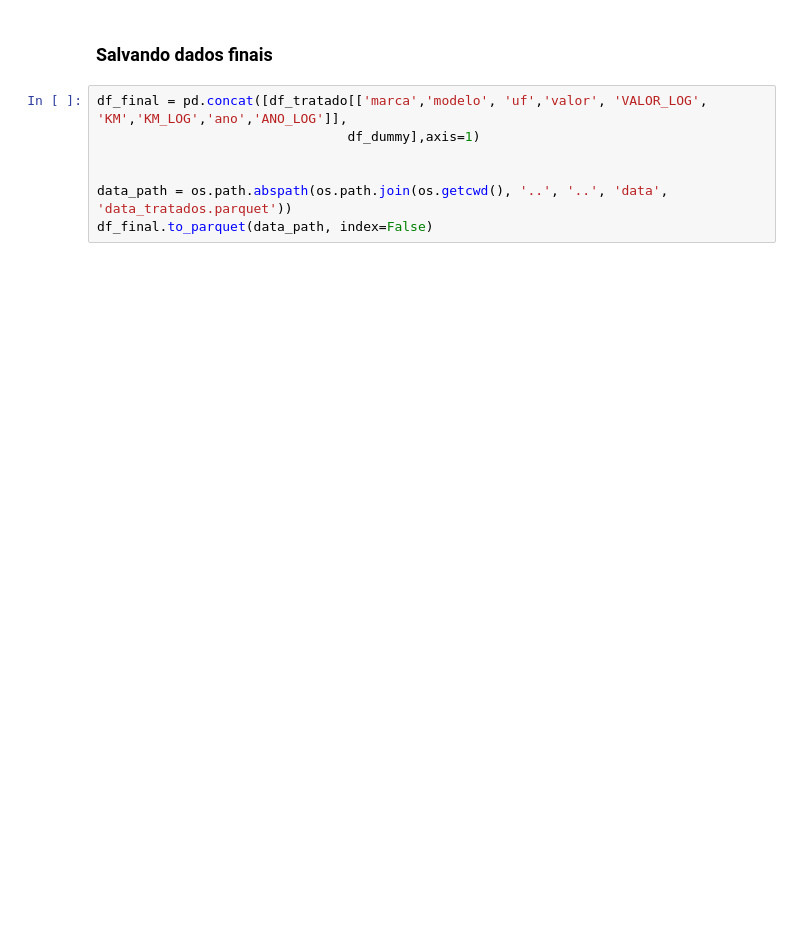
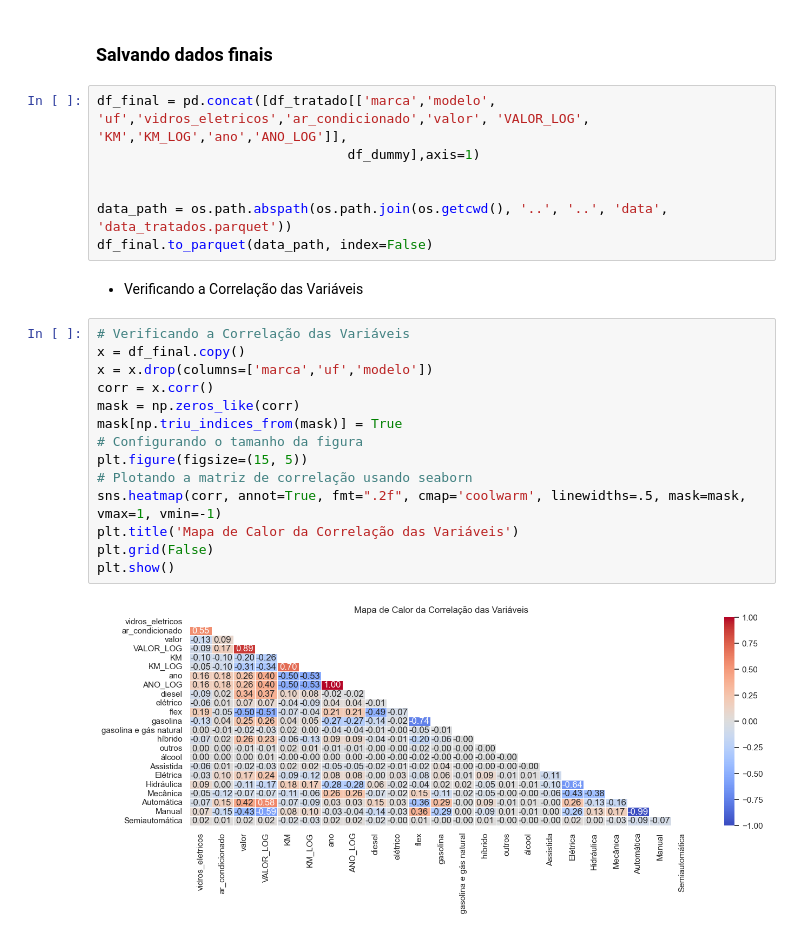
Before and after one commit to RailanDeivid/MercadoLivre_Scraper_and_CarPricePredictor, a Jupyter notebook: src/analysis/EDA.ipynb, the cells around one changed output. Drawn from its saved outputs; the diff is of its cells as text; blank space fills up the shorter version.

```diff
--- a/src/analysis/EDA.ipynb
+++ b/src/analysis/EDA.ipynb
@@ -413,9 +416,27 @@ df_dummy
 # %% [markdown]
 ### Salvando dados finais
 # %%
-df_final = pd.concat([df_tratado[['marca','modelo', 'uf','valor', 'VALOR_LOG', 'KM','KM_LOG','ano','ANO_LOG']],
+df_final = pd.concat([df_tratado[['marca','modelo', 'uf','vidros_eletricos','ar_condicionado','valor', 'VALOR_LOG', 'KM','KM_LOG','ano','ANO_LOG']],
                                 df_dummy],axis=1)
 
 
 data_path = os.path.abspath(os.path.join(os.getcwd(), '..', '..', 'data', 'data_tratados.parquet'))
 df_final.to_parquet(data_path, index=False)
+# %% [markdown]
+* Verificando a Correlação das Variáveis
+# %%
+# Verificando a Correlação das Variáveis
+x = df_final.copy()
+x = x.drop(columns=['marca','uf','modelo'])
+corr = x.corr()
+mask = np.zeros_like(corr)
+mask[np.triu_indices_from(mask)] = True
+# Configurando o tamanho da figura
+plt.figure(figsize=(15, 5))
+# Plotando a matriz de correlação usando seaborn
+sns.heatmap(corr, annot=True, fmt=".2f", cmap='coolwarm', linewidths=.5, mask=mask, vmax=1, vmin=-1)
+plt.title('Mapa de Calor da Correlação das Variáveis')
+plt.grid(False)
+plt.show()
+# %% [output]
+[figure, added]
```
Also changed, not shown: parts of 13 cells of this notebook, 4 other files.
